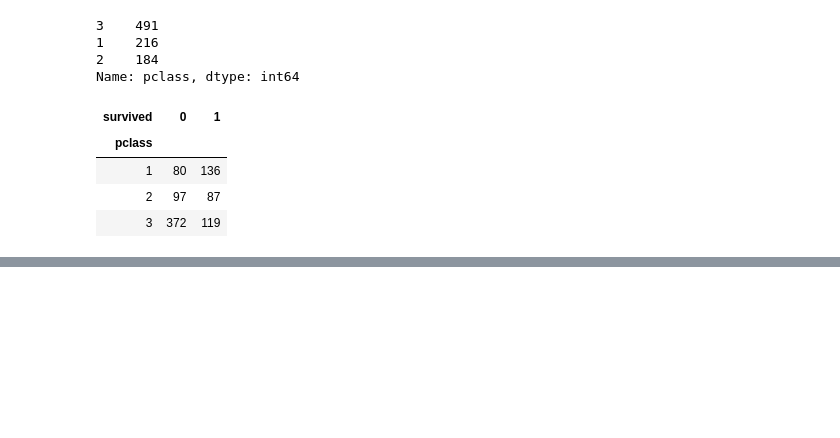
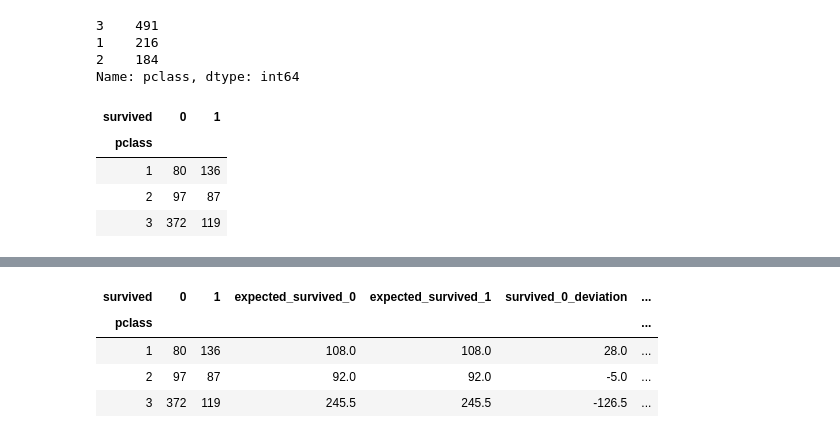
Before and after one commit to spk104/spklearn-ml, a Jupyter notebook: Class 26_Apr18.ipynb, the cells around one changed output, grey strips where cells are left out. Drawn from its saved outputs; the diff is of its cells as text; code cells hidden in the pictures; blank space fills up the shorter version.

```diff
--- a/Class 26_Apr18.ipynb
+++ b/Class 26_Apr18.ipynb
@@ -71,4 +58,0 @@ chaid_pclass
-# %%
-chaid_pclass['expected_deviation0'] = (chaid_pclass[0] - chaid_pclass['expected'])**2
-chaid_pclass['expected_deviation1'] = (chaid_pclass[1] - chaid_pclass['expected'])**2
-chaid_pclass
@@ -81,2 +58,0 @@ chaid_pclass
-# %%
-chaid_pclass['expected_deviation0'] = (chaid_pclass['expected_deviation0']/chaid_pclass['expected'])
@@ -117,0 +65,3 @@ array([ 6.06546032, 10.56796933])
+# %%
+expected_survived = chaid_pclass.values.sum(axis=1)/2
+expected_survived
@@ -117,0 +70,4 @@ array([ 6.06546032, 10.56796933])
+# %%
+chaid_pclass['expected_survived_0'] = expected_survived
+chaid_pclass['expected_survived_1'] = expected_survived
+chaid_pclass
@@ -117,0 +80,10 @@ array([ 6.06546032, 10.56796933])
+# %%
+chaid_pclass['survived_0_deviation'] = chaid_pclass['expected_survived_0'] - chaid_pclass[0]
+chaid_pclass['survived_1_deviation'] = chaid_pclass['expected_survived_1'] - chaid_pclass[1]
+chaid_pclass
+# %% [output]
+| survived | 0 | 1 | expected_survived_0 | expected_survived_1 | survived_0_deviation | ... |
+| pclass |  |  |  |  |  | ... |
+| 1 | 80 | 136 | 108.0 | 108.0 | 28.0 | ... |
+| 2 | 97 | 87 | 92.0 | 92.0 | -5.0 | ... |
+| 3 | 372 | 119 | 245.5 | 245.5 | -126.5 | ... |
```
Also changed, not shown: parts of 64 cells of this notebook, 17 other files.
